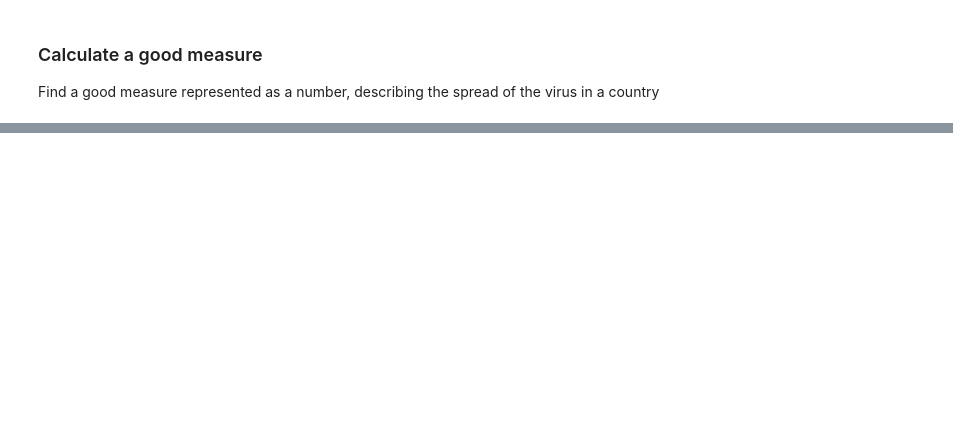
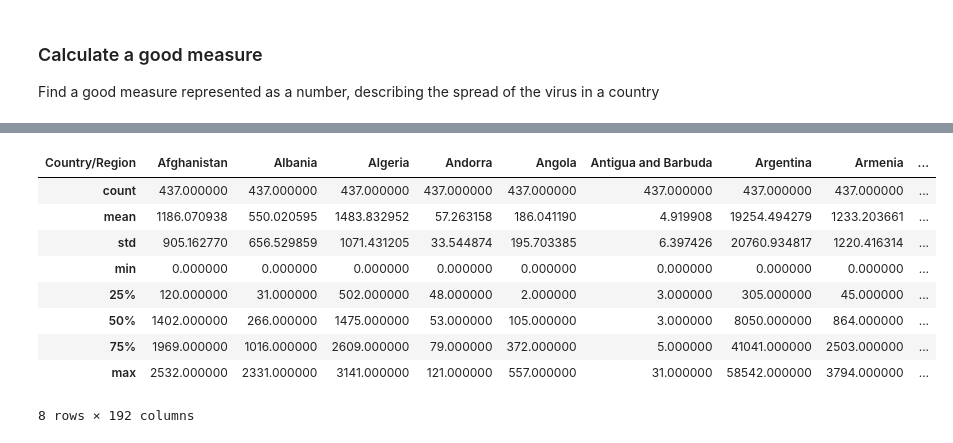
Before and after one commit to diedrebrown/inthetimeofcovid, a Jupyter notebook: notebooks/covideda-1.ipynb, the cells around one changed output, grey strips where cells are left out. Drawn from its saved outputs; the diff is of its cells as text; code cells hidden in the pictures; blank space fills up the shorter version.

```diff
--- a/notebooks/covideda-1.ipynb
+++ b/notebooks/covideda-1.ipynb
@@ -141,0 +216,3 @@ corona_inf_df.head()
+# %%
+conf_gd = conf_gd.drop(["Lat", "Long","4/1/21","4/2/21","4/3/21","4/4/21","4/5/21","4/6/21","4/7/21","4/8/21", "4/9/21", "4/10/21","4/11/21","4/12/21","4/15/21","4/16/21","4/17/21","4/18/21"], axis=1)
+conf_gd.head()
@@ -141,0 +227,3 @@ corona_inf_df.head()
+# %%
+conf_gd_agg = conf_gd.groupby("Country/Region").sum()
+conf_gd_agg.head()
@@ -141,0 +239,3 @@ corona_inf_df.head()
+# %%
+dfdeath = conf_gd_agg.T
+dfdeath.head()
@@ -141,0 +250,13 @@ corona_inf_df.head()
+# %%
+dfdeath.describe()
+# %% [output]
+| Country/Region | Afghanistan | Albania | Algeria | Andorra | Angola | Antigua and Barbuda | Argentina | Armenia | ... |
+| count | 437.000000 | 437.000000 | 437.000000 | 437.000000 | 437.000000 | 437.000000 | 437.000000 | 437.000000 | ... |
+| mean | 1186.070938 | 550.020595 | 1483.832952 | 57.263158 | 186.041190 | 4.919908 | 19254.494279 | 1233.203661 | ... |
+| std | 905.162770 | 656.529859 | 1071.431205 | 33.544874 | 195.703385 | 6.397426 | 20760.934817 | 1220.416314 | ... |
+| min | 0.000000 | 0.000000 | 0.000000 | 0.000000 | 0.000000 | 0.000000 | 0.000000 | 0.000000 | ... |
+| 25% | 120.000000 | 31.000000 | 502.000000 | 48.000000 | 2.000000 | 3.000000 | 305.000000 | 45.000000 | ... |
+| 50% | 1402.000000 | 266.000000 | 1475.000000 | 53.000000 | 105.000000 | 3.000000 | 8050.000000 | 864.000000 | ... |
+| 75% | 1969.000000 | 1016.000000 | 2609.000000 | 79.000000 | 372.000000 | 5.000000 | 41041.000000 | 2503.000000 | ... |
+| max | 2532.000000 | 2331.000000 | 3141.000000 | 121.000000 | 557.000000 | 31.000000 | 58542.000000 | 3794.000000 | ... |
+8 rows × 192 columns
```
Also changed, not shown: parts of 30 cells of this notebook, 18 other files.
